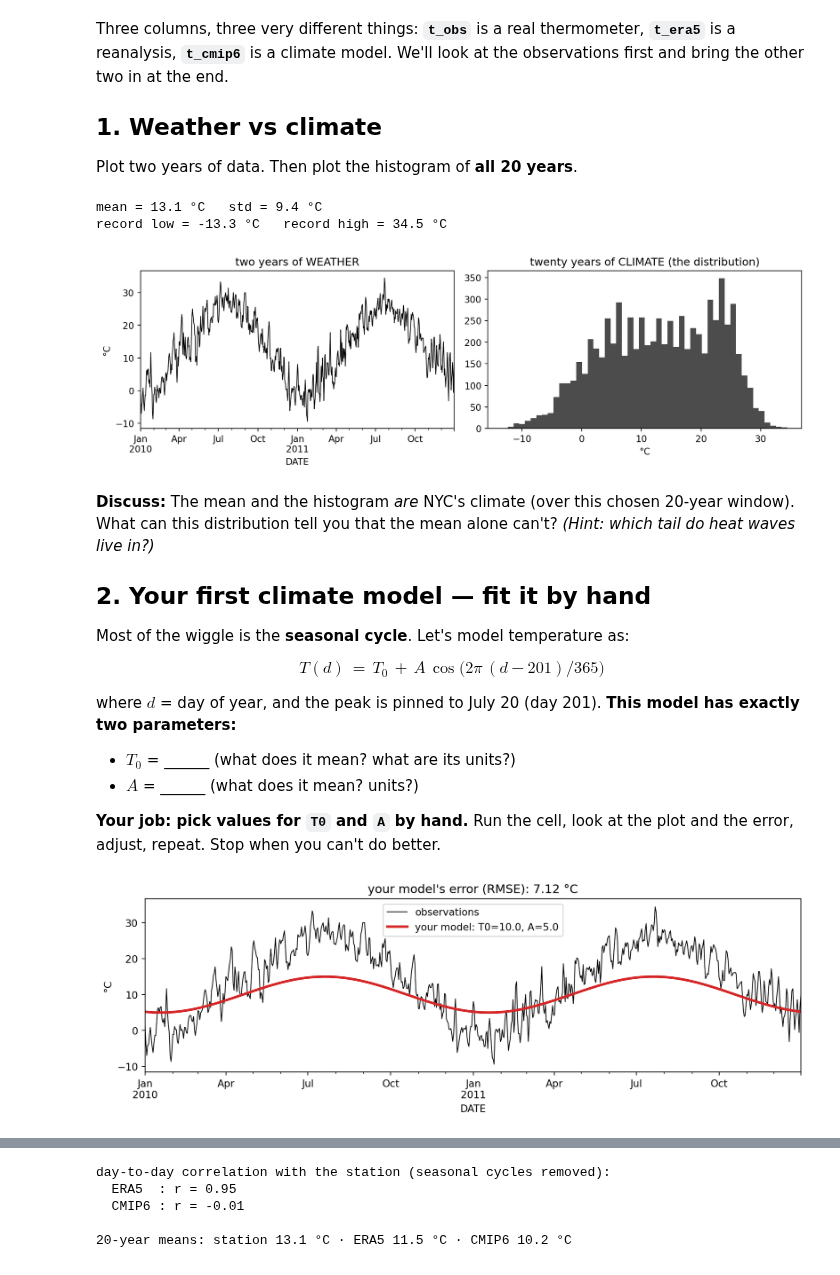
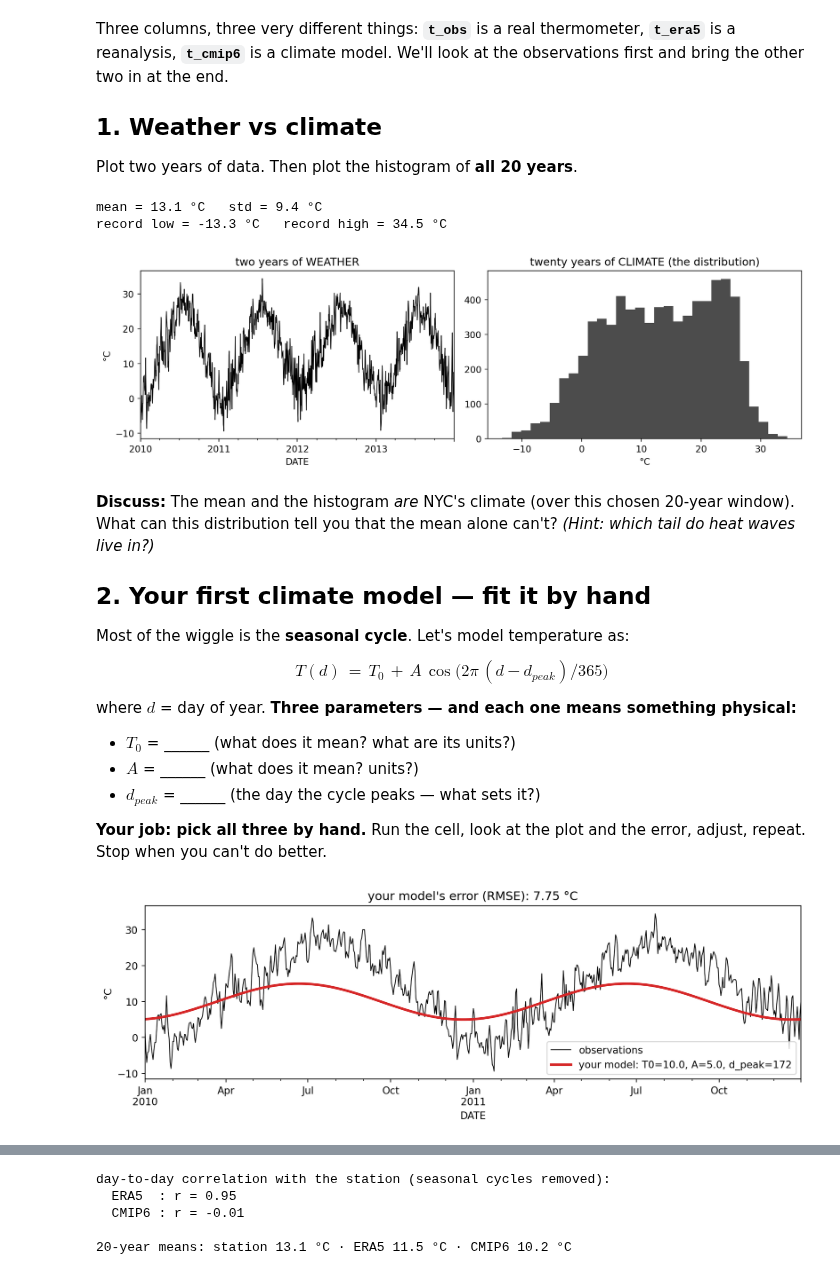
Before and after one commit to dhruvbalwada/intro-climate-modeling-fall2026, a Jupyter notebook: labs/lab0c_nyc_climate.ipynb, the cells around one changed output, grey strips where cells are left out. Cells and saved outputs as stored; diff of their text form; code cells hidden in the pictures.

```diff
--- a/labs/lab0c_nyc_climate.ipynb
+++ b/labs/lab0c_nyc_climate.ipynb
@@ -52,18 +52,18 @@ Three columns, three very different things: **`t_obs`** is a real thermometer, *
 Plot two years of data. Then plot the histogram of **all 20 years**.
 # %%
 fig, ax = plt.subplots(1, 2, figsize=(11, 3.5))
-df["t_obs"]["2010":"2011"].plot(ax=ax[0], lw=0.8, color="k")
+df["t_obs"]["2010":"2013"].plot(ax=ax[0], lw=0.8, color="k")
 ax[0].set_ylabel("°C"); ax[0].set_title("two years of WEATHER")
-ax[1].hist(df["t_obs"].dropna(), bins=50, color="k", alpha=0.7)
+ax[1].hist(df["t_obs"].dropna(), bins=30, color="k", alpha=0.7)
 ax[1].set_xlabel("°C"); ax[1].set_title("twenty years of CLIMATE (the distribution)")
 plt.tight_layout()
 
 print(f"mean = {df['t_obs'].mean():.1f} °C   std = {df['t_obs'].std():.1f} °C")
 print(f"record low = {df['t_obs'].min():.1f} °C   record high = {df['t_obs'].max():.1f} °C")
 # %% [output]
 mean = 13.1 °C   std = 9.4 °C
 record low = -13.3 °C   record high = 34.5 °C
-[figure, old version]
+[figure, new version]
 # %% [markdown]
 **Discuss:** The mean and the histogram *are* NYC's climate (over this chosen 20-year window). What can this distribution tell you that the mean alone can't? *(Hint: which tail do heat waves live in?)*
 
@@ -71,30 +71,33 @@ record low = -13.3 °C   record high = 34.5 °C
 
 Most of the wiggle is the **seasonal cycle**. Let's model temperature as:
 
-$$T(d) \,=\, T_0 \,+\, A\,\cos\!\big(2\pi\,(d - 201)/365\big)$$
+$$T(d) \,=\, T_0 \,+\, A\,\cos\!\big(2\pi\,(d - d_{peak})/365\big)$$
 
-where $d$ = day of year, and the peak is pinned to July 20 (day 201). **This model has exactly two parameters:**
+where $d$ = day of year. **Three parameters — and each one means something physical:**
 
 - $T_0$ = ______ (what does it mean? what are its units?)
 - $A$ = ______ (what does it mean? units?)
+- $d_{peak}$ = ______ (the day the cycle peaks — what sets it?)
 
-**Your job: pick values for `T0` and `A` by hand.** Run the cell, look at the plot and the error, adjust, repeat. Stop when you can't do better.
+**Your job: pick all three by hand.** Run the cell, look at the plot and the error, adjust, repeat. Stop when you can't do better.
 # %%
-# EDIT THESE TWO NUMBERS, run, look, repeat:
-T0 = 10.0    # °C
-A  = 5.0     # °C
+# EDIT THESE THREE NUMBERS, run, look, repeat:
+T0    = 10.0    # °C
+A     = 5.0     # °C
+d_peak = 172    # day of year  (172 = June 21, the summer solstice — is that right?)
 
 doy = df.index.dayofyear
-df["t_model"] = T0 + A * np.cos(2 * np.pi * (doy - 201) / 365)
+df["t_model"] = T0 + A * np.cos(2 * np.pi * (doy - d_peak) / 365)
 
 fig, ax = plt.subplots(figsize=(10, 3.5))
 df["t_obs"]["2010":"2011"].plot(ax=ax, lw=0.8, color="k", label="observations")
-df["t_model"]["2010":"2011"].plot(ax=ax, lw=2.5, color="tab:red", label=f"your model: T0={T0}, A={A}")
+df["t_model"]["2010":"2011"].plot(ax=ax, lw=2.5, color="tab:red",
+                                  label=f"your model: T0={T0}, A={A}, d_peak={d_peak}")
 ax.set_ylabel("°C"); ax.legend()
 
 rmse = np.sqrt(((df["t_obs"] - df["t_model"])**2).mean())
 ax.set_title(f"your model's error (RMSE): {rmse:.2f} °C")
 plt.tight_layout()
 # %% [output]
-[figure, old version]
+[figure, new version]
 # %% [markdown]
```
Also changed, not shown: parts of 1 cell of this notebook, 5 other files.
